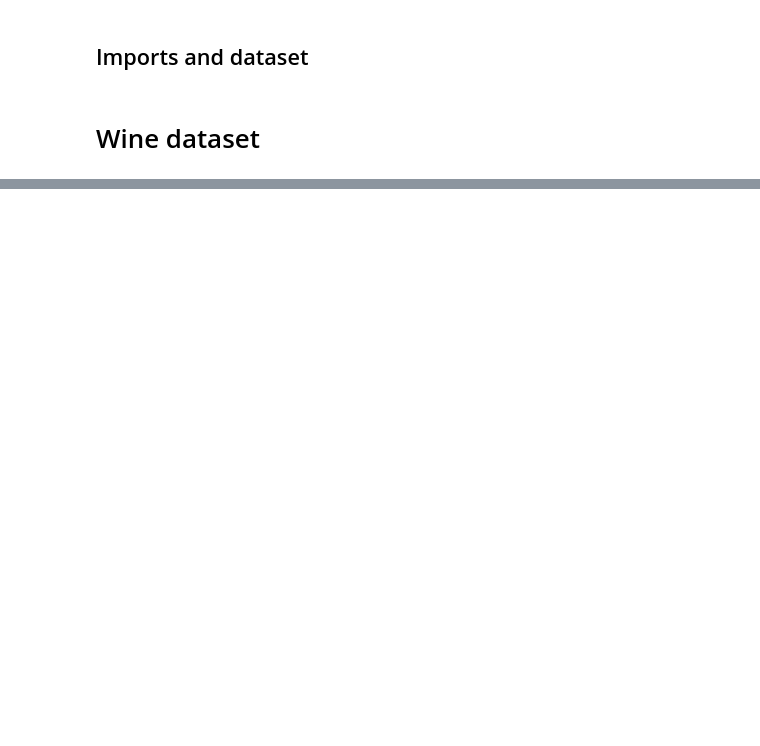
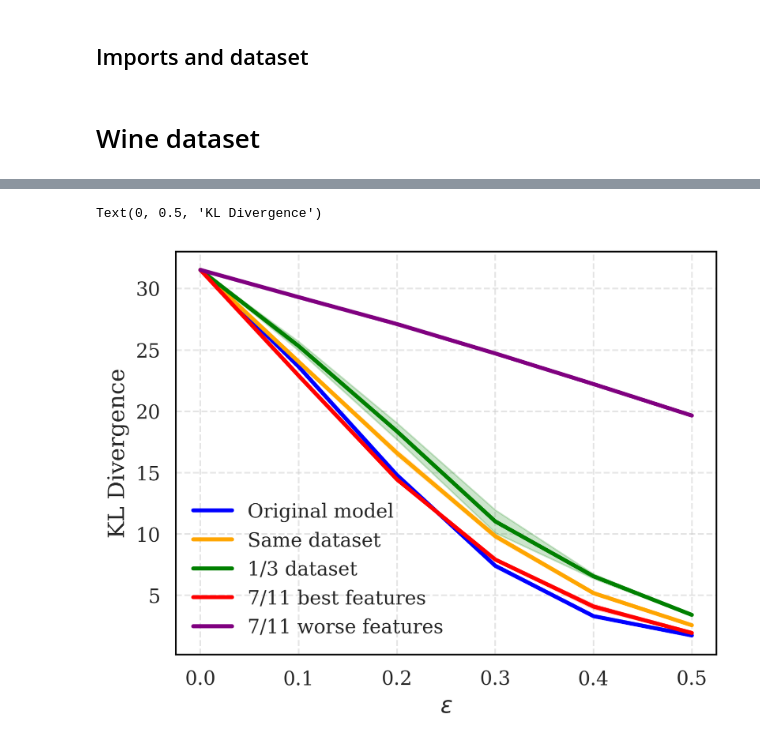
Before and after one commit to pablogarciarce/AdvReg, a Jupyter notebook: notebooks/test_distr_bnn_jax_gray.ipynb, the cells around one changed output, grey strips where cells are left out. Drawn from its saved outputs; the diff is of its cells as text; code cells hidden in the pictures; blank space fills up the shorter version.

```diff
--- a/notebooks/test_distr_bnn_jax_gray.ipynb
+++ b/notebooks/test_distr_bnn_jax_gray.ipynb
@@ -244,18 +259,21 @@ plt.legend()
 # %%
 plt.figure(figsize=(6, 4.5))
-plt.plot(epsilons, kl_original_mean, label='Original Model', color='blue')
+plt.plot(epsilons, kl_original_mean, label='Original model', color='blue')
 plt.fill_between(epsilons, kl_original_mean - kl_original_std, kl_original_mean + kl_original_std, color='blue', alpha=0.2)
-plt.plot(epsilons, kl_attack1_mean, label='Same data', color='orange')
+plt.plot(epsilons, kl_attack1_mean, label='Same dataset', color='orange')
 plt.fill_between(epsilons, kl_attack1_mean - kl_attack1_std, kl_attack1_mean + kl_attack1_std, color='orange', alpha=0.2)
 plt.plot(epsilons, kl_attack2_mean, label='1/3 dataset', color='green')
 plt.fill_between(epsilons, kl_attack2_mean - kl_attack2_std, kl_attack2_mean + kl_attack2_std, color='green', alpha=0.2)
-plt.plot(epsilons, kl_attack3_mean, label='7/11 top features', color='red')
+plt.plot(epsilons, kl_attack3_mean, label='7/11 best features', color='red')
 plt.fill_between(epsilons, kl_attack3_mean - kl_attack3_std, kl_attack3_mean + kl_attack3_std, color='red', alpha=0.2)
 plt.plot(epsilons, kl_attack4_mean, label='7/11 worse features', color='purple')
 plt.fill_between(epsilons, kl_attack4_mean - kl_attack4_std, kl_attack4_mean + kl_attack4_std, color='purple', alpha=0.2)
 plt.legend()
 plt.xlabel('$\epsilon$')
 plt.ylabel('KL Divergence')
+# %% [output]
+Text(0, 0.5, 'KL Divergence')
+[figure, added]
 # %%
 # Print results
 print('Epsilons:', np.round(epsilons, 2))
```
Also changed, not shown: parts of 6 cells of this notebook, 11 other files.
